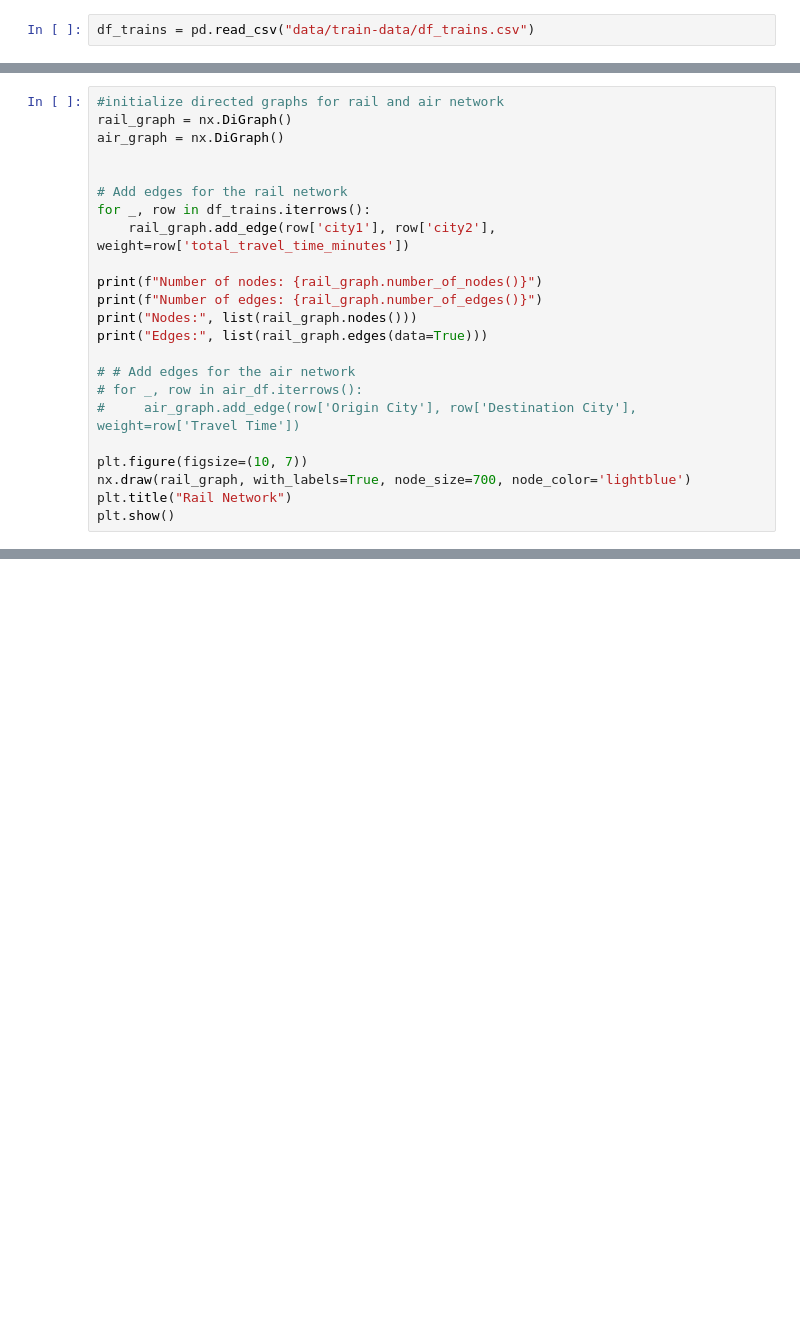
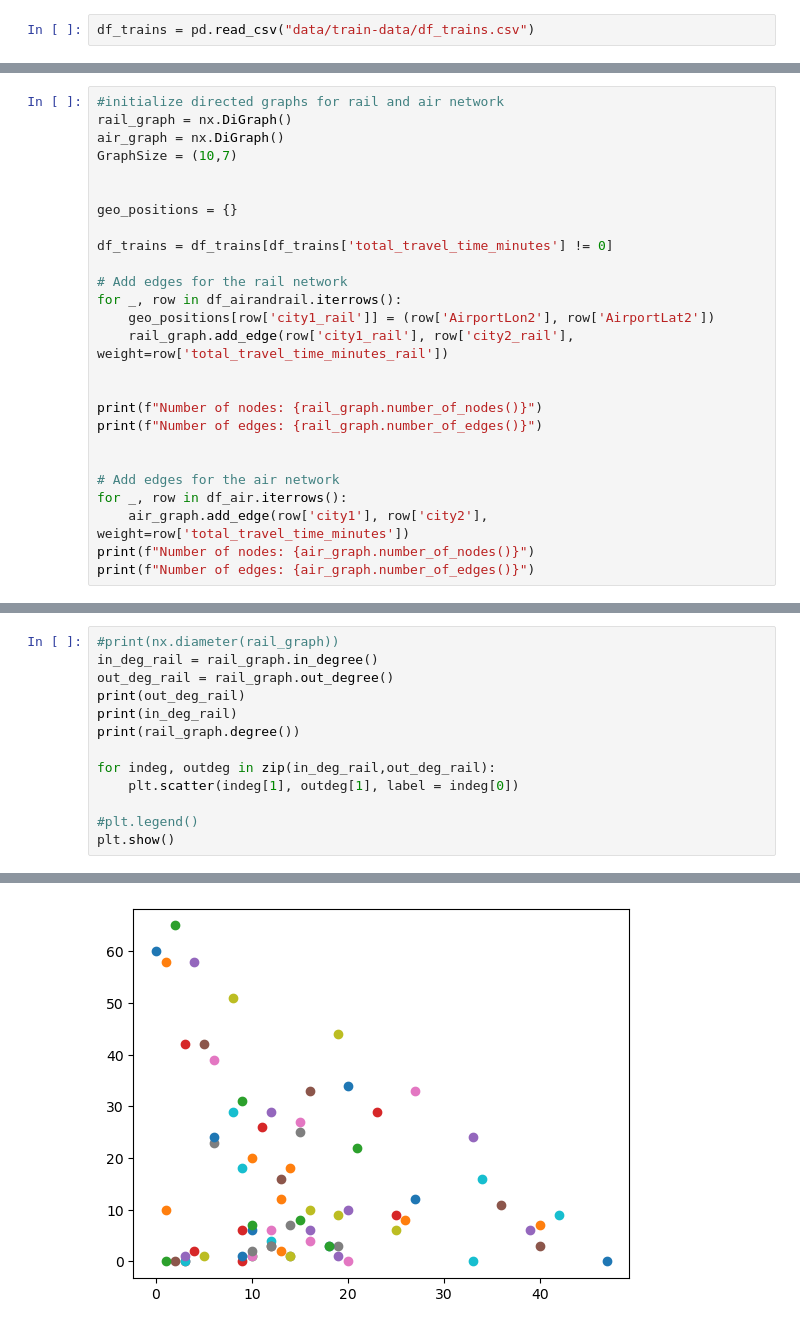
Before and after one commit to Niledough/DOPP_Exercise_2, a Jupyter notebook: dopp-air-and-rail.ipynb, the cells around one changed output, grey strips where cells are left out. Saved outputs shown, nothing was run; the diff lists cells and outputs as text; blank space fills up the shorter version.

```diff
--- a/dopp-air-and-rail.ipynb
+++ b/dopp-air-and-rail.ipynb
@@ -1763,23 +2192,26 @@ df_trains = df_trains.sample(n = 60)
 #initialize directed graphs for rail and air network
 rail_graph = nx.DiGraph()
 air_graph = nx.DiGraph()
+GraphSize = (10,7)
 
 
+geo_positions = {}
+
+df_trains = df_trains[df_trains['total_travel_time_minutes'] != 0]
+
 # Add edges for the rail network
-for _, row in df_trains.iterrows():
-    rail_graph.add_edge(row['city1'], row['city2'], weight=row['total_travel_time_minutes'])
+for _, row in df_airandrail.iterrows():
+    geo_positions[row['city1_rail']] = (row['AirportLon2'], row['AirportLat2'])
+    rail_graph.add_edge(row['city1_rail'], row['city2_rail'], weight=row['total_travel_time_minutes_rail'])
+
 
 print(f"Number of nodes: {rail_graph.number_of_nodes()}")
 print(f"Number of edges: {rail_graph.number_of_edges()}")
-print("Nodes:", list(rail_graph.nodes()))
-print("Edges:", list(rail_graph.edges(data=True)))
 
-# # Add edges for the air network
-# for _, row in air_df.iterrows():
-#     air_graph.add_edge(row['Origin City'], row['Destination City'], weight=row['Travel Time'])
 
-plt.figure(figsize=(10, 7))
-nx.draw(rail_graph, with_labels=True, node_size=700, node_color='lightblue')
-plt.title("Rail Network")
-plt.show()
+# Add edges for the air network
+for _, row in df_air.iterrows():
+    air_graph.add_edge(row['city1'], row['city2'], weight=row['total_travel_time_minutes'])
+print(f"Number of nodes: {air_graph.number_of_nodes()}")
+print(f"Number of edges: {air_graph.number_of_edges()}")
 # %% [output]
@@ -1790,0 +2230,14 @@ Edges: [('adana', 'kraków', {'weight': 0.0}), ('københavn', 'antwerpen', {'wei
+# %%
+#print(nx.diameter(rail_graph))
+in_deg_rail = rail_graph.in_degree()
+out_deg_rail = rail_graph.out_degree()
+print(out_deg_rail)
+print(in_deg_rail)
+print(rail_graph.degree())
+
+for indeg, outdeg in zip(in_deg_rail,out_deg_rail):
+    plt.scatter(indeg[1], outdeg[1], label = indeg[0])
+
+#plt.legend()
+plt.show()
+# %% [output]
@@ -1790,0 +2247 @@ Edges: [('adana', 'kraków', {'weight': 0.0}), ('københavn', 'antwerpen', {'wei
+[figure, added]
```
Also changed, not shown: parts of 50 cells of this notebook.
